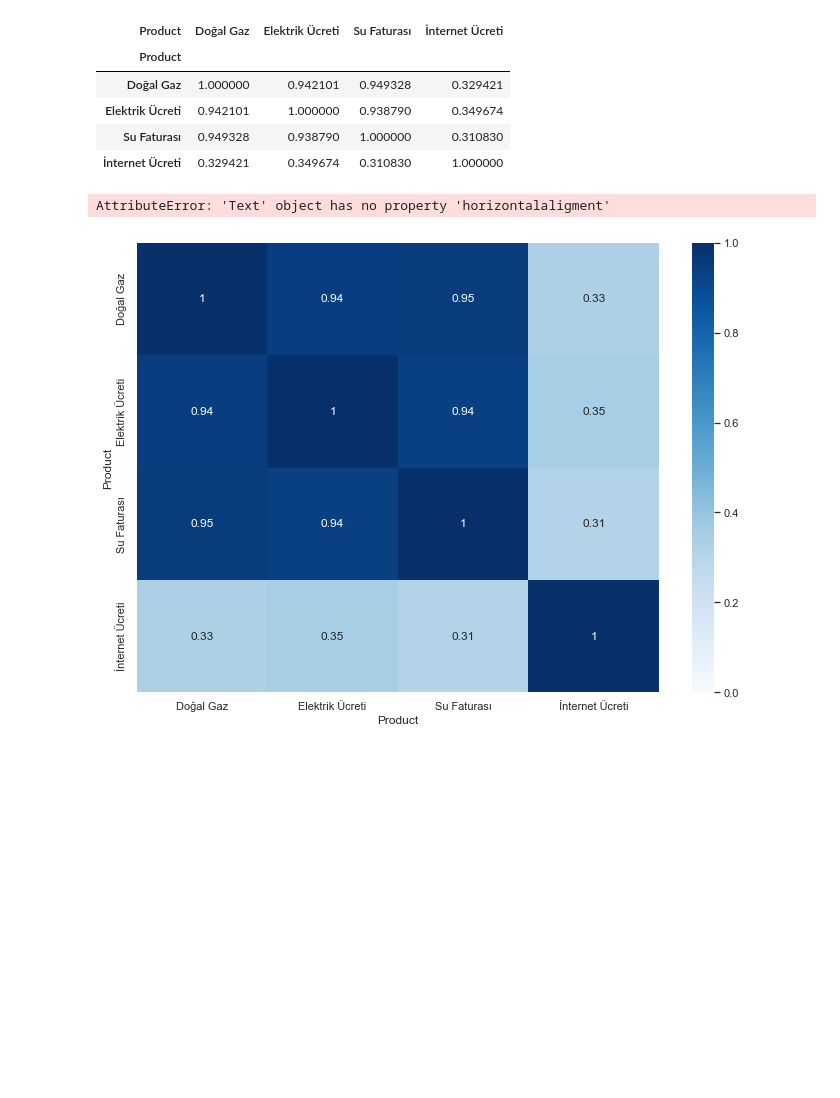
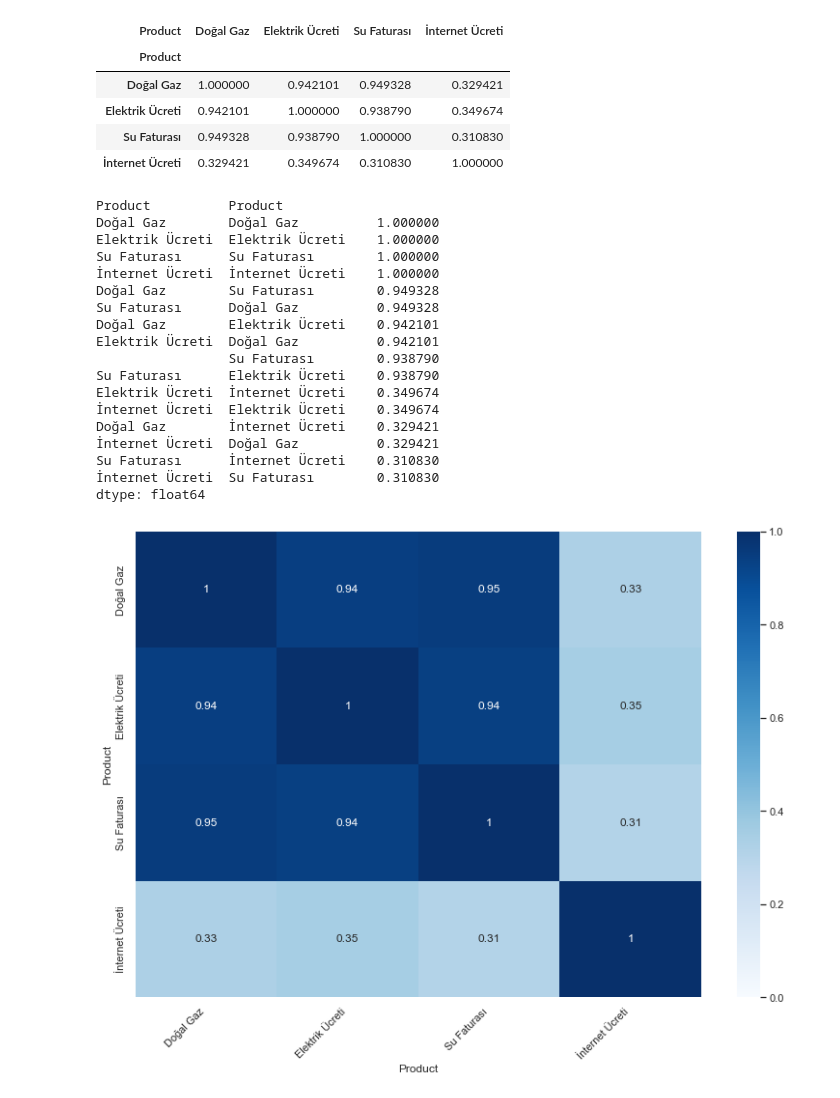
Before and after one commit to careengineering/py, a Jupyter notebook: 08_Data_Projeler/Profiling.ipynb, the cells around one changed output. Saved outputs shown, nothing was run; the diff lists cells and outputs as text; code cells hidden in the pictures; blank space fills up the shorter version.

```diff
--- a/08_Data_Projeler/Profiling.ipynb
+++ b/08_Data_Projeler/Profiling.ipynb
@@ -102,20 +102,37 @@ dtype: float64
 # %%
 import seaborn as sns
 sns.set(rc={'figure.figsize':(11.7,8.27)})
 
 corr=df_pivot.corr()
 ax = sns.heatmap(
     corr,
     cmap='Blues',
     vmax=1,
     vmin=0,
     center=0.5,
     annot=True,
 )
-ax.set_xticklabels(corr.index,horizontalaligment='right',rotation=45)
+ax.set_xticklabels(corr.index, horizontalalignment='right',rotation=45)
 
 stack=corr.unstack()
 stack.sort_values(kind="quicksort", ascending=False)
 # %% [output]
-AttributeError: 'Text' object has no property 'horizontalaligment'
+Product          Product
+Doğal Gaz        Doğal Gaz          1.000000
+Elektrik Ücreti  Elektrik Ücreti    1.000000
+Su Faturası      Su Faturası        1.000000
+İnternet Ücreti  İnternet Ücreti    1.000000
+Doğal Gaz        Su Faturası        0.949328
+Su Faturası      Doğal Gaz          0.949328
+Doğal Gaz        Elektrik Ücreti    0.942101
+Elektrik Ücreti  Doğal Gaz          0.942101
+                 Su Faturası        0.938790
+Su Faturası      Elektrik Ücreti    0.938790
+Elektrik Ücreti  İnternet Ücreti    0.349674
+İnternet Ücreti  Elektrik Ücreti    0.349674
+Doğal Gaz        İnternet Ücreti    0.329421
+İnternet Ücreti  Doğal Gaz          0.329421
+Su Faturası      İnternet Ücreti    0.310830
+İnternet Ücreti  Su Faturası        0.310830
+dtype: float64
-[figure, old version]
+[figure, new version]
```
Also changed, not shown: parts of 4 cells of this notebook.
